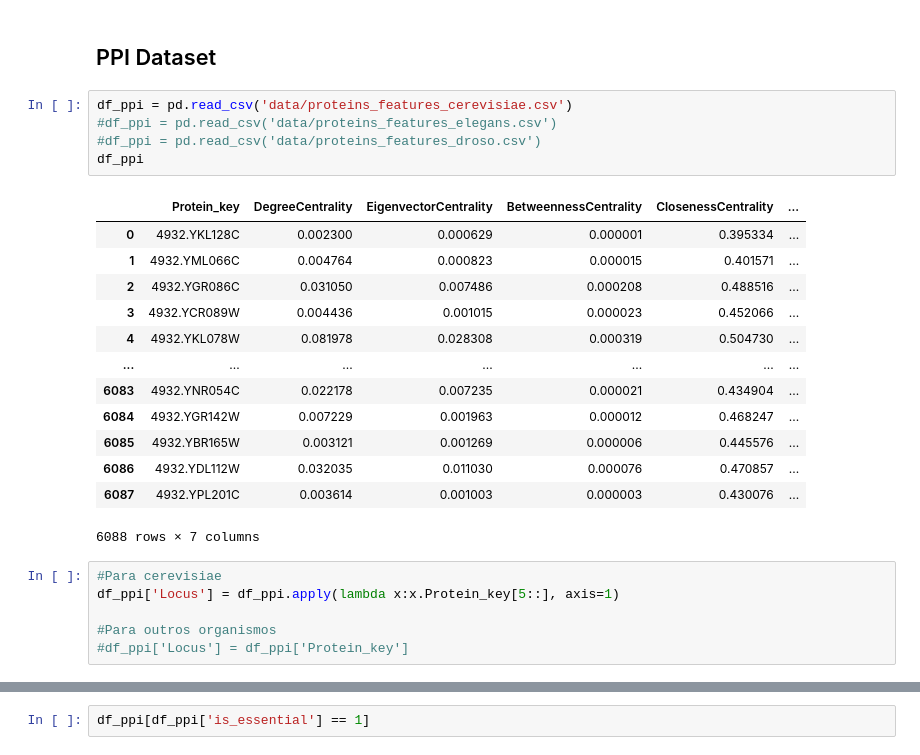
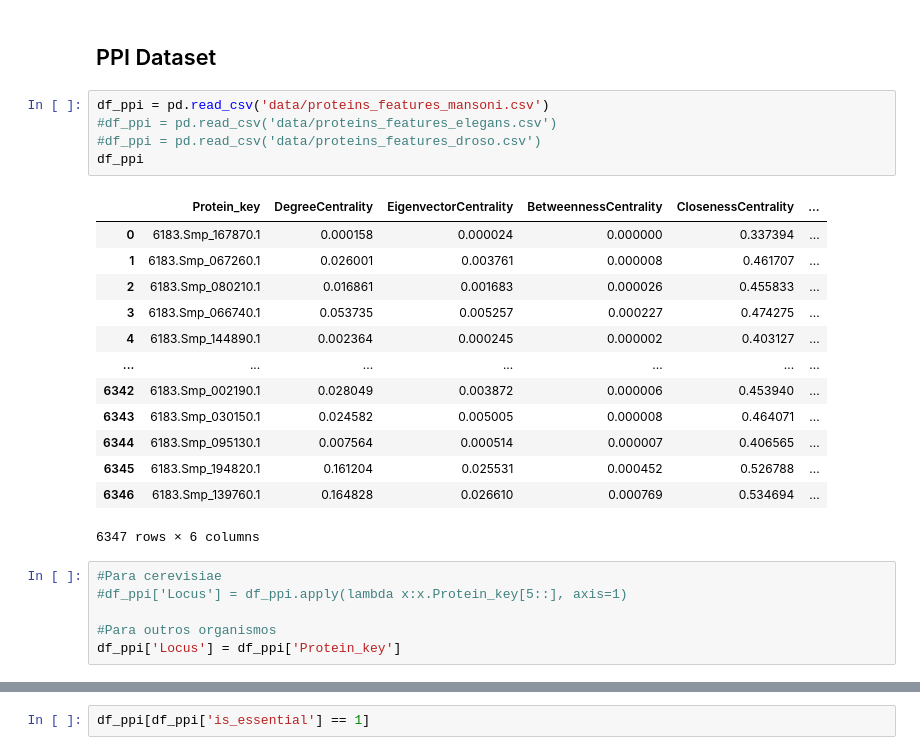
Before and after one commit to JessicaIta/sequence-protein-features, a Jupyter notebook: sequence-protein-features.ipynb, the cells around one changed output, grey strips where cells are left out. Cells and saved outputs as stored; diff of their text form.

Commit message:
calculo das medidas do mansoni

```diff
--- a/sequence-protein-features.ipynb
+++ b/sequence-protein-features.ipynb
@@ -147,30 +148,30 @@ df_bio
 # %% [markdown]
 ## PPI Dataset
 # %%
-df_ppi = pd.read_csv('data/proteins_features_cerevisiae.csv')
+df_ppi = pd.read_csv('data/proteins_features_mansoni.csv')
 #df_ppi = pd.read_csv('data/proteins_features_elegans.csv')
 #df_ppi = pd.read_csv('data/proteins_features_droso.csv')
 df_ppi
 # %% [output]
 |  | Protein_key | DegreeCentrality | EigenvectorCentrality | BetweennessCentrality | ClosenessCentrality | ... |
-| 0 | 4932.YKL128C | 0.002300 | 0.000629 | 0.000001 | 0.395334 | ... |
-| 1 | 4932.YML066C | 0.004764 | 0.000823 | 0.000015 | 0.401571 | ... |
-| 2 | 4932.YGR086C | 0.031050 | 0.007486 | 0.000208 | 0.488516 | ... |
-| 3 | 4932.YCR089W | 0.004436 | 0.001015 | 0.000023 | 0.452066 | ... |
-| 4 | 4932.YKL078W | 0.081978 | 0.028308 | 0.000319 | 0.504730 | ... |
+| 0 | 6183.Smp_167870.1 | 0.000158 | 0.000024 | 0.000000 | 0.337394 | ... |
+| 1 | 6183.Smp_067260.1 | 0.026001 | 0.003761 | 0.000008 | 0.461707 | ... |
+| 2 | 6183.Smp_080210.1 | 0.016861 | 0.001683 | 0.000026 | 0.455833 | ... |
+| 3 | 6183.Smp_066740.1 | 0.053735 | 0.005257 | 0.000227 | 0.474275 | ... |
+| 4 | 6183.Smp_144890.1 | 0.002364 | 0.000245 | 0.000002 | 0.403127 | ... |
 | ... | ... | ... | ... | ... | ... | ... |
-| 6083 | 4932.YNR054C | 0.022178 | 0.007235 | 0.000021 | 0.434904 | ... |
-| 6084 | 4932.YGR142W | 0.007229 | 0.001963 | 0.000012 | 0.468247 | ... |
-| 6085 | 4932.YBR165W | 0.003121 | 0.001269 | 0.000006 | 0.445576 | ... |
-| 6086 | 4932.YDL112W | 0.032035 | 0.011030 | 0.000076 | 0.470857 | ... |
-| 6087 | 4932.YPL201C | 0.003614 | 0.001003 | 0.000003 | 0.430076 | ... |
+| 6342 | 6183.Smp_002190.1 | 0.028049 | 0.003872 | 0.000006 | 0.453940 | ... |
+| 6343 | 6183.Smp_030150.1 | 0.024582 | 0.005005 | 0.000008 | 0.464071 | ... |
+| 6344 | 6183.Smp_095130.1 | 0.007564 | 0.000514 | 0.000007 | 0.406565 | ... |
+| 6345 | 6183.Smp_194820.1 | 0.161204 | 0.025531 | 0.000452 | 0.526788 | ... |
+| 6346 | 6183.Smp_139760.1 | 0.164828 | 0.026610 | 0.000769 | 0.534694 | ... |
-6088 rows × 7 columns
+6347 rows × 6 columns
 # %%
 #Para cerevisiae
-df_ppi['Locus'] = df_ppi.apply(lambda x:x.Protein_key[5::], axis=1)
+#df_ppi['Locus'] = df_ppi.apply(lambda x:x.Protein_key[5::], axis=1)
 
 #Para outros organismos
-#df_ppi['Locus'] = df_ppi['Protein_key']
+df_ppi['Locus'] = df_ppi['Protein_key']
 # %%
 df_ppi
 # %% [output]
```
Also changed, not shown: parts of 6 cells of this notebook, 6 other files.
